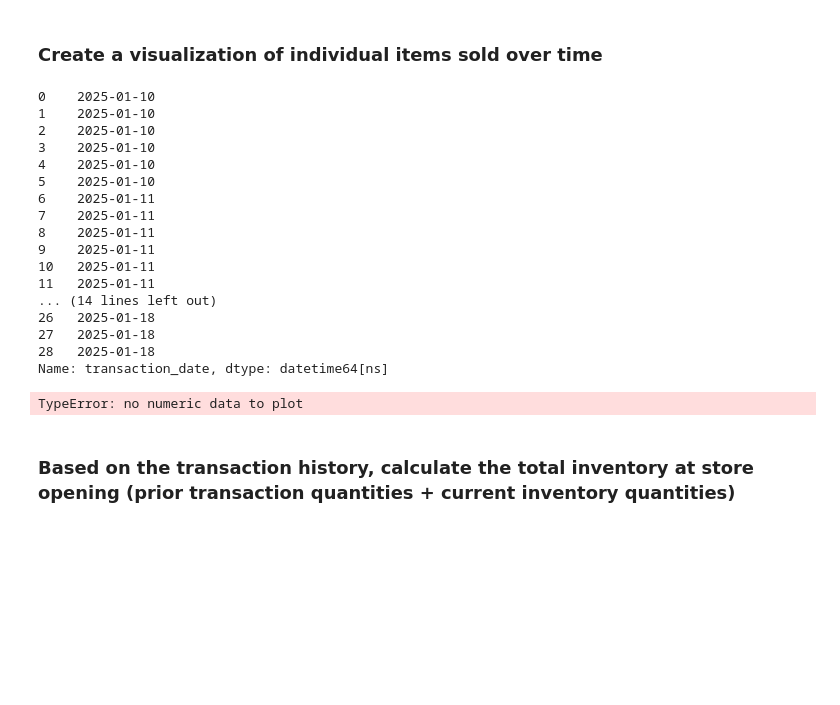
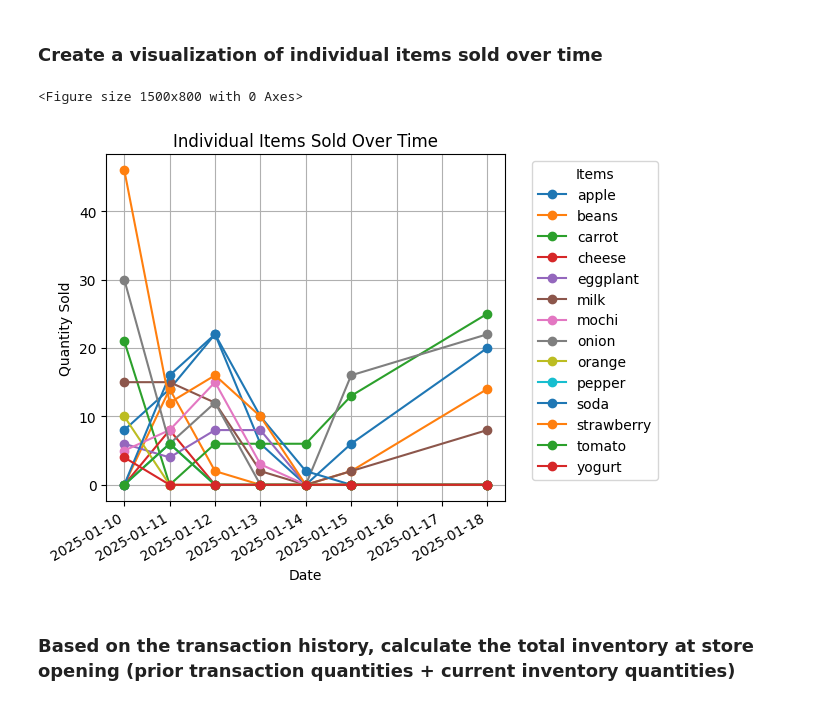
Before and after one commit to Ahiyawesome/FLCBootcampTahmid2025, a Jupyter notebook: 4_DataScience_TakeHome.ipynb, the cells around one changed output. Drawn from its saved outputs; the diff is of its cells as text; code cells hidden in the pictures; blank space fills up the shorter version.

```diff
--- a/4_DataScience_TakeHome.ipynb
+++ b/4_DataScience_TakeHome.ipynb
@@ -210,30 +207,29 @@ Transaction 15: Efficiency = 9.80
 Transaction 9: Efficiency = 7.37
 # %% [markdown]
 ### Create a visualization of individual items sold over time
-# %%
-# Write code here...
-transaction_df['transaction_date'] = pd.to_datetime(transaction_df['date'].apply(lambda x: '-'.join(map(str, x))))
-
-transaction_df.plot(kind='line', x='transaction_date', y='quantities', title='Individual Items Sold Over Time')
-plt.show()
-# %% [output]
-0    2025-01-10
-1    2025-01-10
-2    2025-01-10
-3    2025-01-10
-4    2025-01-10
-5    2025-01-10
-6    2025-01-11
-7    2025-01-11
-8    2025-01-11
-9    2025-01-11
-10   2025-01-11
-11   2025-01-11
-... (14 lines left out)
-26   2025-01-18
-27   2025-01-18
-28   2025-01-18
-Name: transaction_date, dtype: datetime64[ns]
-TypeError: no numeric data to plot
+# %%
+exploded_data = []
+for index, row in transaction_df.iterrows():
+    date = '-'.join(map(str, row['date']))
+    for item, quantity in row['quantities'].items():
+        exploded_data.append({'date': date, 'item': item, 'quantity': quantity})
+
+items_sold_df = pd.DataFrame(exploded_data)
+items_sold_df['date'] = pd.to_datetime(items_sold_df['date'])
+
+daily_items = items_sold_df.groupby(['date', 'item'])['quantity'].sum().unstack().fillna(0)
+
+plt.figure(figsize=(15, 8))
+daily_items.plot(kind='line', marker='o')
+plt.title('Individual Items Sold Over Time')
+plt.xlabel('Date')
+plt.ylabel('Quantity Sold')
+plt.legend(title='Items', bbox_to_anchor=(1.05, 1), loc='upper left')
+plt.grid(True)
+plt.tight_layout()
+plt.show()
+# %% [output]
+<Figure size 1500x800 with 0 Axes>
+[figure, added]
 # %% [markdown]
 ### Based on the transaction history, calculate the total inventory at store opening (prior transaction quantities + current inventory quantities)
```
Also changed, not shown: parts of 3 cells of this notebook.
